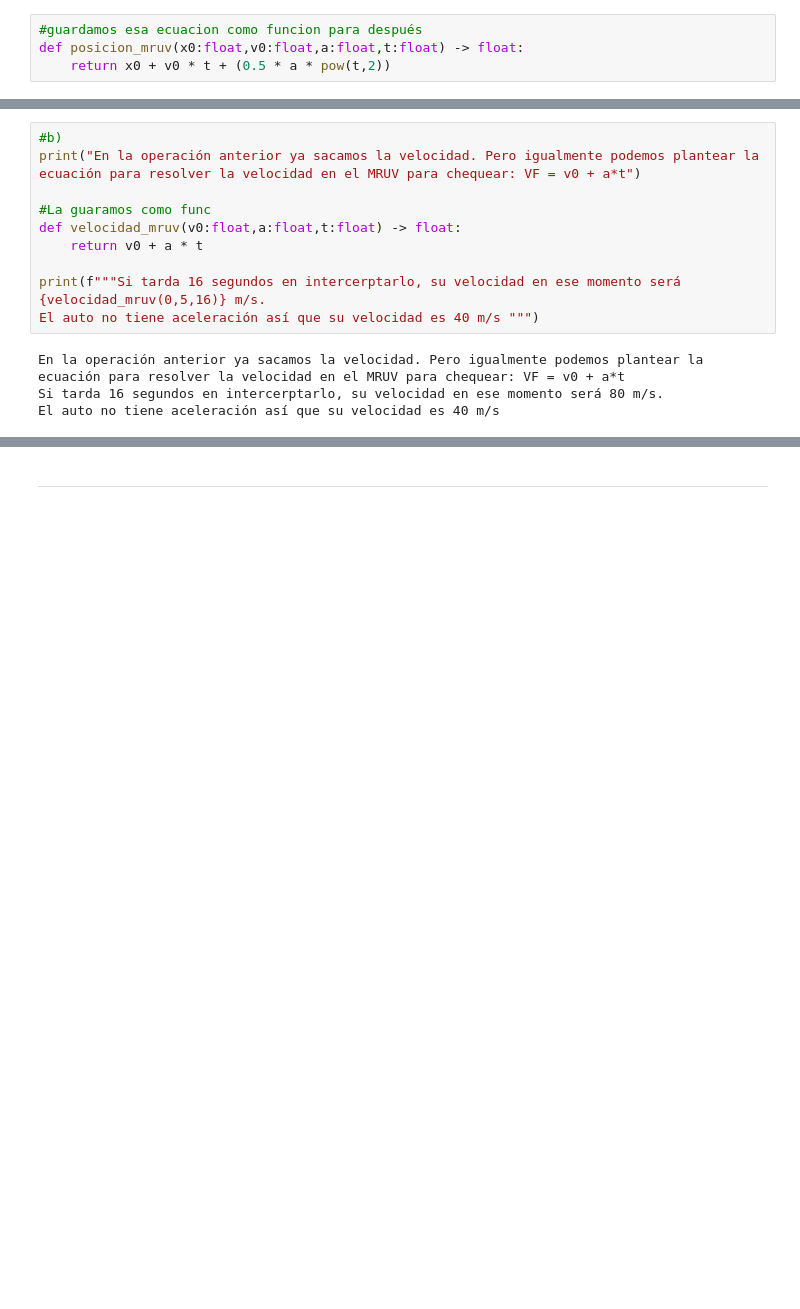
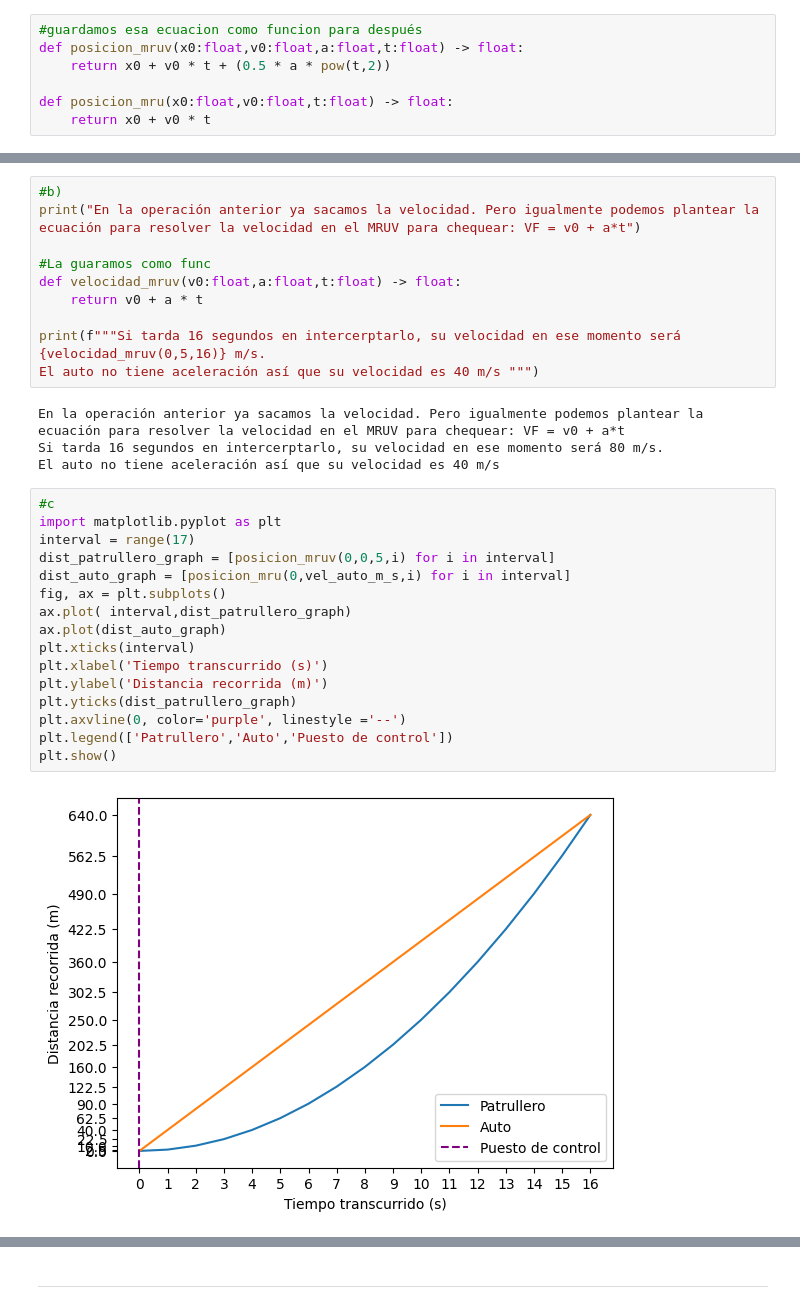
Before and after one commit to masouto94/CPUHelpers, a Jupyter notebook: IRP/actividadesSincronicas/Unidad2/ActividadDeClase.ipynb, the cells around one changed output, grey strips where cells are left out. Saved outputs shown, nothing was run; the diff lists cells and outputs as text; blank space fills up the shorter version.

Commit message:
graphs and unidad 2

```diff
--- a/IRP/actividadesSincronicas/Unidad2/ActividadDeClase.ipynb
+++ b/IRP/actividadesSincronicas/Unidad2/ActividadDeClase.ipynb
@@ -24,6 +24,9 @@ La ecuación a resolver para la distancia es Xf = x0 + v0 * t + 1/2 a * t²
 #guardamos esa ecuacion como funcion para después
 def posicion_mruv(x0:float,v0:float,a:float,t:float) -> float:
     return x0 + v0 * t + (0.5 * a * pow(t,2))
+
+def posicion_mru(x0:float,v0:float,t:float) -> float:
+    return x0 + v0 * t
 # %% [markdown]
 No tenemos ni Xf ni t. Entonces hay que encontrar t. Para eso, se usa la ecuación de posición para ambos
 
@@ -73,3 +76,21 @@ El auto no tiene aceleración así que su velocidad es 40 m/s """)
 En la operación anterior ya sacamos la velocidad. Pero igualmente podemos plantear la ecuación para resolver la velocidad en el MRUV para chequear: VF = v0 + a*t
 Si tarda 16 segundos en intercerptarlo, su velocidad en ese momento será 80 m/s.
 El auto no tiene aceleración así que su velocidad es 40 m/s
+# %%
+#c
+import matplotlib.pyplot as plt
+interval = range(17)
+dist_patrullero_graph = [posicion_mruv(0,0,5,i) for i in interval]
+dist_auto_graph = [posicion_mru(0,vel_auto_m_s,i) for i in interval]
+fig, ax = plt.subplots()
+ax.plot( interval,dist_patrullero_graph)
+ax.plot(dist_auto_graph)
+plt.xticks(interval)
+plt.xlabel('Tiempo transcurrido (s)')
+plt.ylabel('Distancia recorrida (m)')
+plt.yticks(dist_patrullero_graph)
+plt.axvline(0, color='purple', linestyle ='--')
+plt.legend(['Patrullero','Auto','Puesto de control'])
+plt.show()
+# %% [output]
+[figure, added]
```
Also changed, not shown: parts of 9 cells of this notebook.
